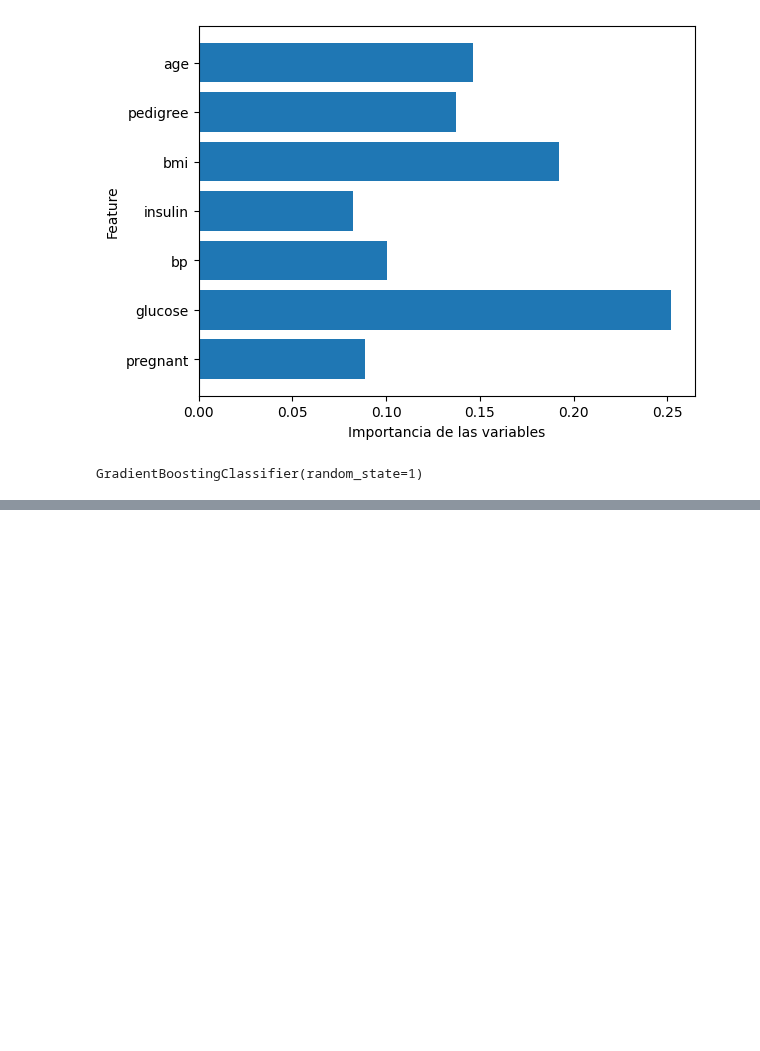
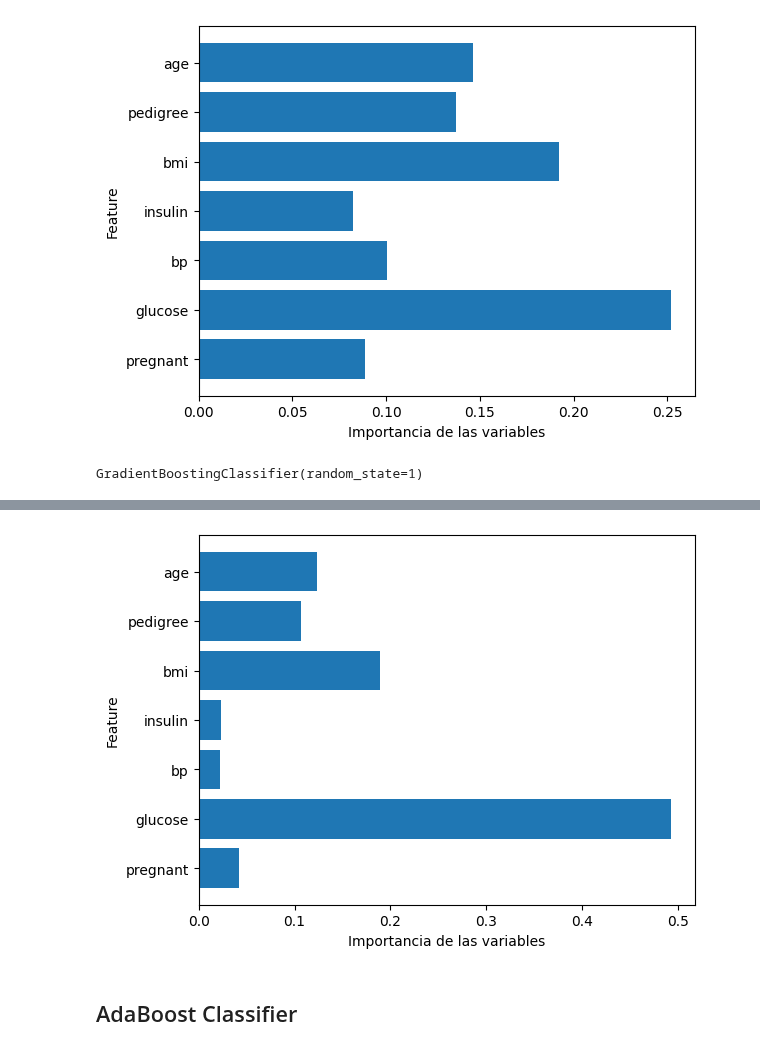
Before and after one commit to Benmaza/Benmaza, a Jupyter notebook: EBAC/25_random_forest.ipynb, the cells around one changed output, grey strips where cells are left out. Drawn from its saved outputs; the diff is of its cells as text; code cells hidden in the pictures; blank space fills up the shorter version.

```diff
--- a/EBAC/25_random_forest.ipynb
+++ b/EBAC/25_random_forest.ipynb
@@ -114,0 +136,6 @@ gbt.score(X_train, Y_train)
+# %%
+# cambiando la profundidad del arbol
+gbt = GradientBoostingClassifier(n_estimators=100, max_depth=2, random_state=1)
+gbt.fit(X_train, Y_train)
+print('Training Score.. ', gbt.score(X_train, Y_train))
+print('Testing Score.. ', gbt.score(X_test, Y_test))
@@ -114,0 +157,6 @@ gbt.score(X_train, Y_train)
+# %%
+plot_feature_importances(df,gbt)
+# %% [output]
+[figure, added]
+# %% [markdown]
+## AdaBoost Classifier
```
Also changed, not shown: parts of 15 cells of this notebook, 2 other files.
